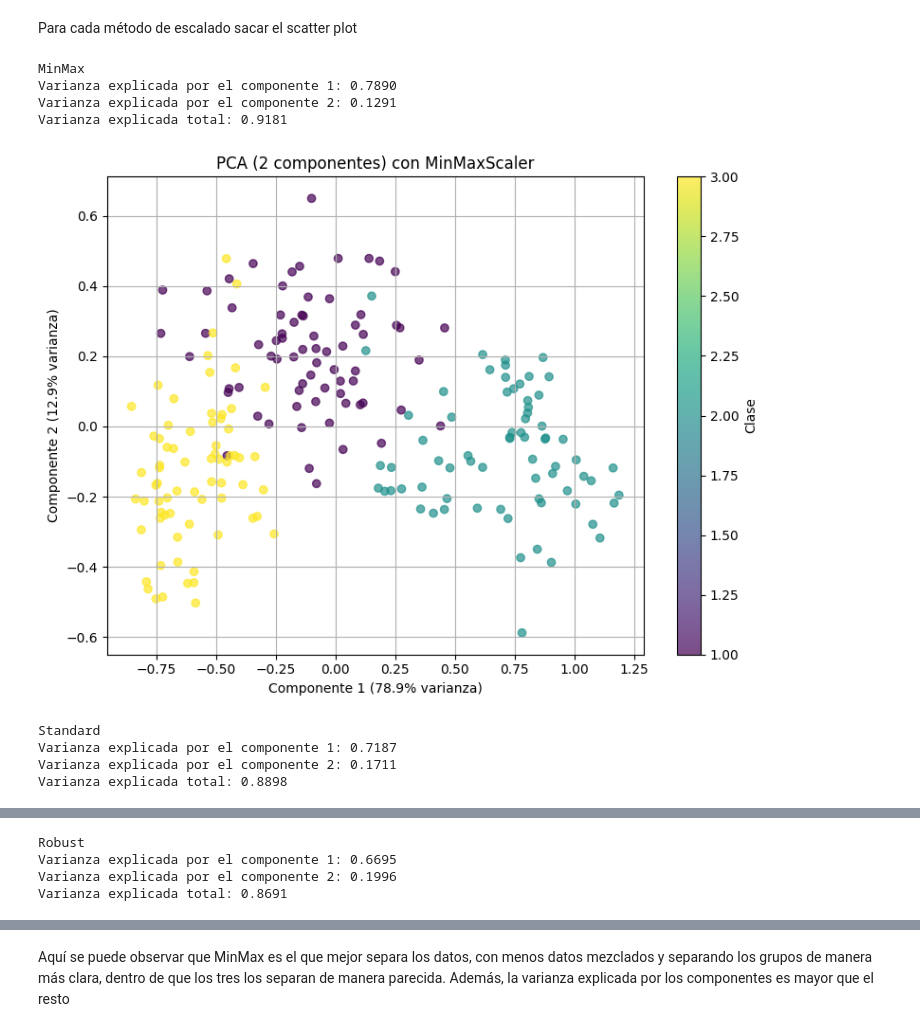
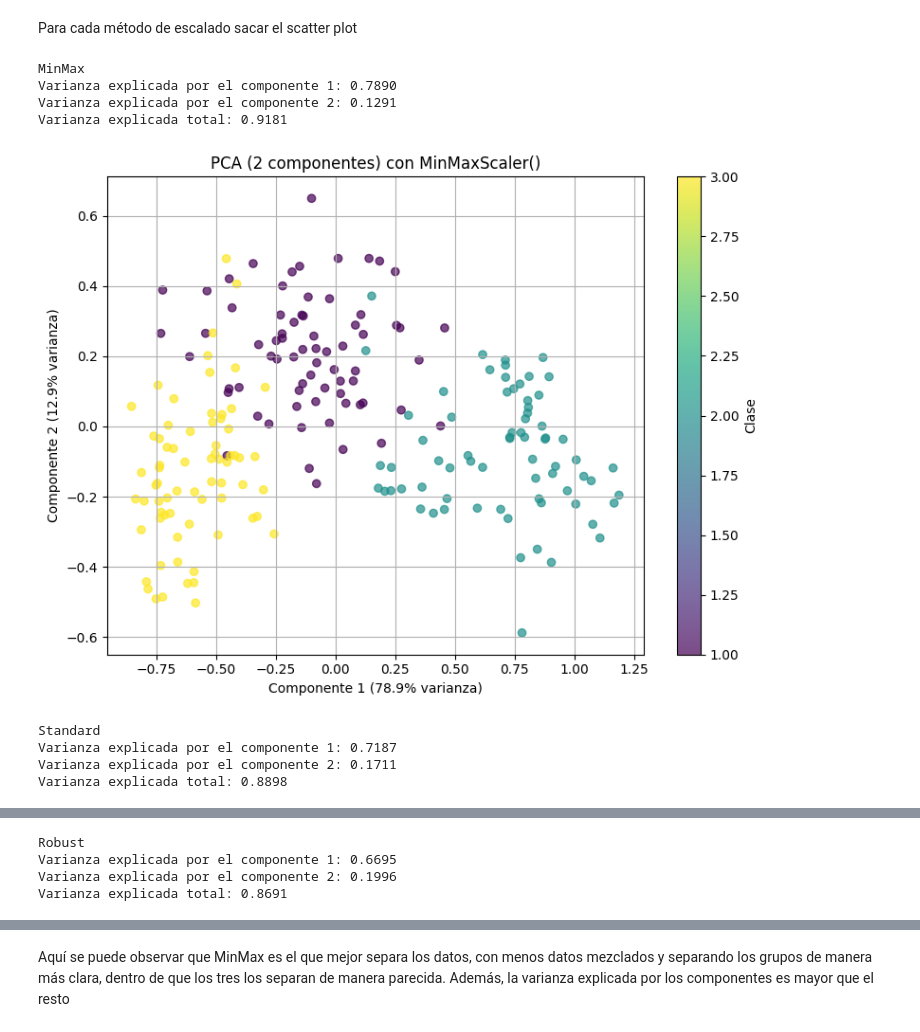
Before and after one commit to AlejandroMokovIvanchov-100432094/Grupo10_Practica2, a Jupyter notebook: practica2.ipynb, the cells around one changed output, grey strips where cells are left out. Cells and saved outputs as stored; diff of their text form; code cells hidden in the pictures.

```diff
--- a/practica2.ipynb
+++ b/practica2.ipynb
@@ -57,35 +57,35 @@ for scale_name, scaler in scaling_methods.items():
     clf_pca = Pipeline(steps=[
         ('scaler', scaler),
         ('pca', PCA(n_components=2))
     ])
 
     # Aplicar transformación
     X_pca = clf_pca.fit_transform(X)
 
     pca = PCA(n_components=2)
 
     varianza = clf_pca.named_steps['pca'].explained_variance_ratio_
     print(scale_name)
     print(f"Varianza explicada por el componente 1: {varianza[0]:.4f}")
     print(f"Varianza explicada por el componente 2: {varianza[1]:.4f}")
     print(f"Varianza explicada total: {varianza.sum():.4f}")
 
     # Visualizar
     plt.figure(figsize=(8, 6))
     scatter = plt.scatter(X_pca[:, 0], X_pca[:, 1], c=y, cmap='viridis', alpha=0.7)
-    plt.title('PCA (2 componentes) con MinMaxScaler')
+    plt.title(f'PCA (2 componentes) con {scaler}')
     plt.xlabel(f'Componente 1 ({varianza[0]*100:.1f}% varianza)')
     plt.ylabel(f'Componente 2 ({varianza[1]*100:.1f}% varianza)')
     plt.colorbar(scatter, label='Clase')
     plt.grid(True)
     plt.tight_layout()
     plt.show()
 # %% [output]
 MinMax
 Varianza explicada por el componente 1: 0.7890
 Varianza explicada por el componente 2: 0.1291
 Varianza explicada total: 0.9181
-[figure, old version]
+[figure, new version]
 Standard
 Varianza explicada por el componente 1: 0.7187
 Varianza explicada por el componente 2: 0.1711
```
Also changed, not shown: parts of 1 cell of this notebook.
